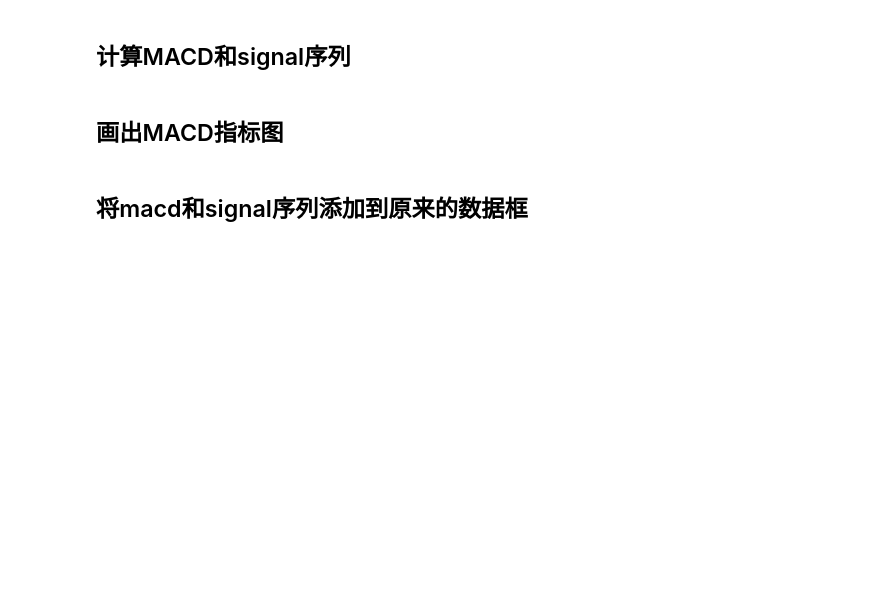
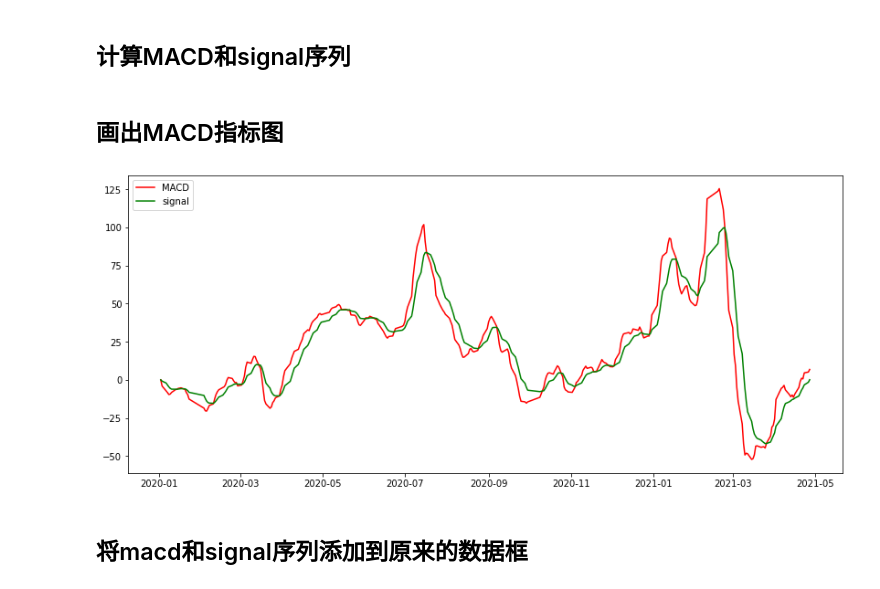
Before and after one commit to BeiWeiDeShi/ML_learn, a Jupyter notebook: matplotlib/02_MACD.ipynb, the cells around one changed output. Cells and saved outputs as stored; diff of their text form; code cells hidden in the pictures; blank space fills up the shorter version.

```diff
--- a/matplotlib/02_MACD.ipynb
+++ b/matplotlib/02_MACD.ipynb
@@ -15,6 +43,19 @@ import numpy as np
 # %% [markdown]
 ## 计算MACD和signal序列
+# %%
+short = maotai2['last'].ewm(span=12, adjust=False).mean()
+long = maotai2['last'].ewm(span=26, adjust=False).mean()
+macd = short - long
+signal = macd.ewm(span=9, adjust=False).mean()
 # %% [markdown]
 ## 画出MACD指标图
+# %%
+plt.figure(figsize=(14, 6))
+plt.plot(macd, 'r-', label='MACD')
+plt.plot(signal, 'g-', label='signal')
+plt.legend(loc='upper left')
+plt.show()
+# %% [output]
+[figure, added]
 # %% [markdown]
 ## 将macd和signal序列添加到原来的数据框
```
Also changed, not shown: parts of 7 cells of this notebook, 1 other file.
